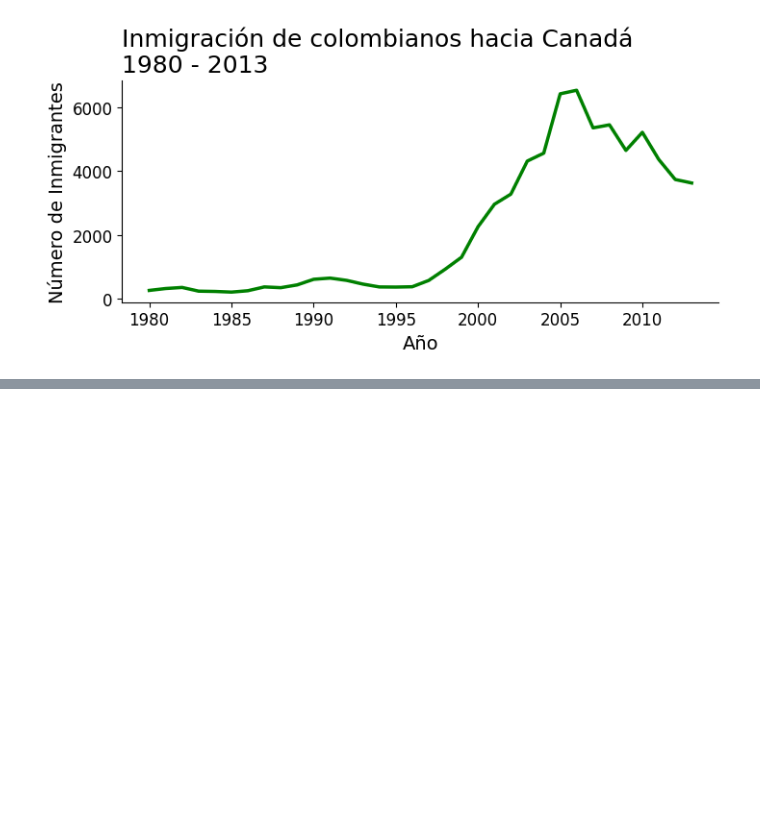
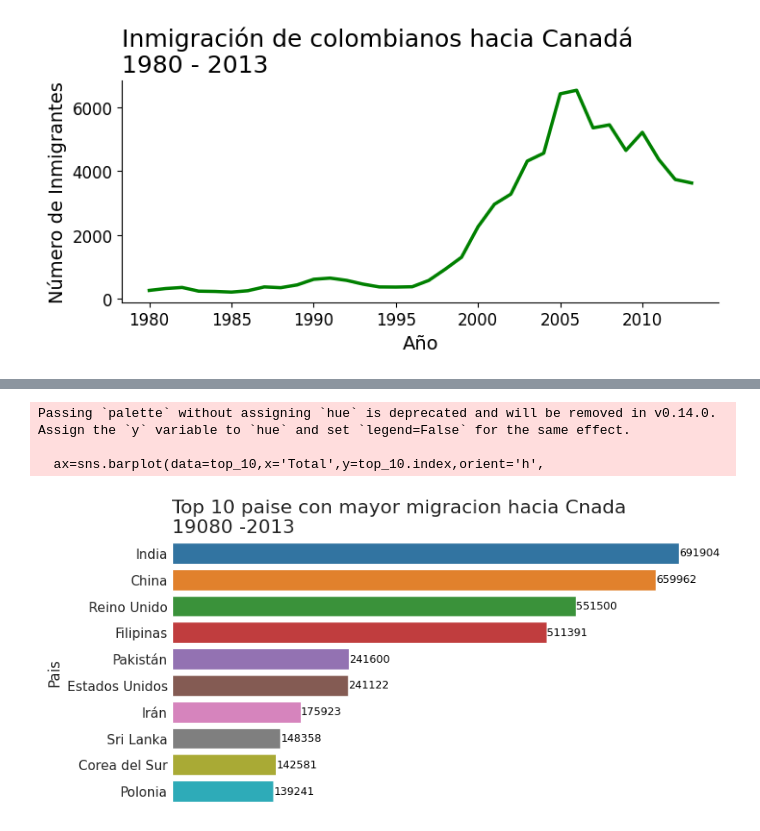
Before and after one commit to TheRealMrR/One_SegundaParte, a Jupyter notebook: visualizacion_de_datos_con_python.ipynb, the cells around one changed output, grey strips where cells are left out. Drawn from its saved outputs; the diff is of its cells as text; code cells hidden in the pictures; blank space fills up the shorter version.

```diff
--- a/visualizacion_de_datos_con_python.ipynb
+++ b/visualizacion_de_datos_con_python.ipynb
@@ -346,0 +409,26 @@ plt.show()
+# %%
+def generar_grafico(palette):
+  fig, ax =plt.subplots(figsize=(8,4))
+
+
+  ax=sns.barplot(data=top_10,x='Total',y=top_10.index,orient='h',
+                 palette=palette, legend=False)
+  ax.set_title('Top 10 paise con mayor migracion hacia Canada \n19080 -2013',
+              loc='left', fontsize=16)
+  ax.set_xlabel('Numero de Inmigrantes',fontsize=14)
+
+  for i,j in enumerate(top_10['Total']):
+    ax.text(j+20,i,str(j),color='black',fontsize=9,ha='left',va='center')
+
+  ax.set_frame_on(False)
+  ax.xaxis.set_visible(False)
+  ax.tick_params(axis='y',which='both',size=0)
+
+  plt.show()
+# %%
+generar_grafico('tab10')
+# %% [output]
+Passing `palette` without assigning `hue` is deprecated and will be removed in v0.14.0. Assign the `y` variable to `hue` and set `legend=False` for the same effect.
+
+  ax=sns.barplot(data=top_10,x='Total',y=top_10.index,orient='h',
+[figure, added]
```
Also changed, not shown: parts of 14 cells of this notebook.
